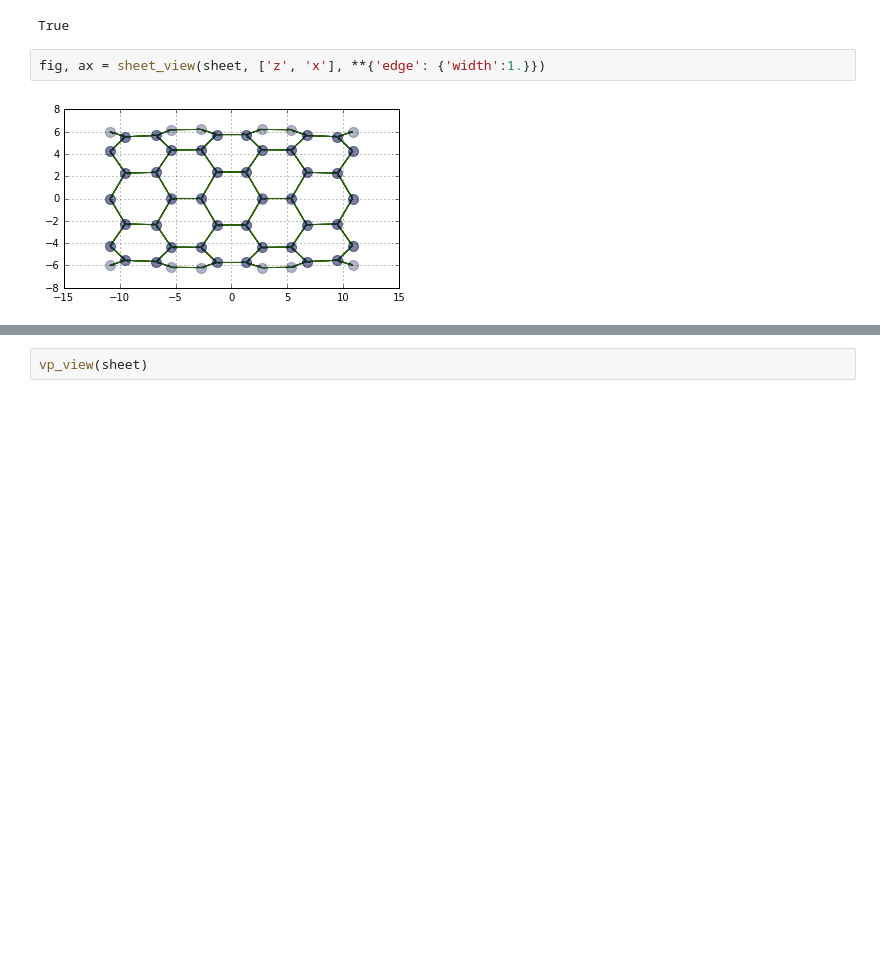
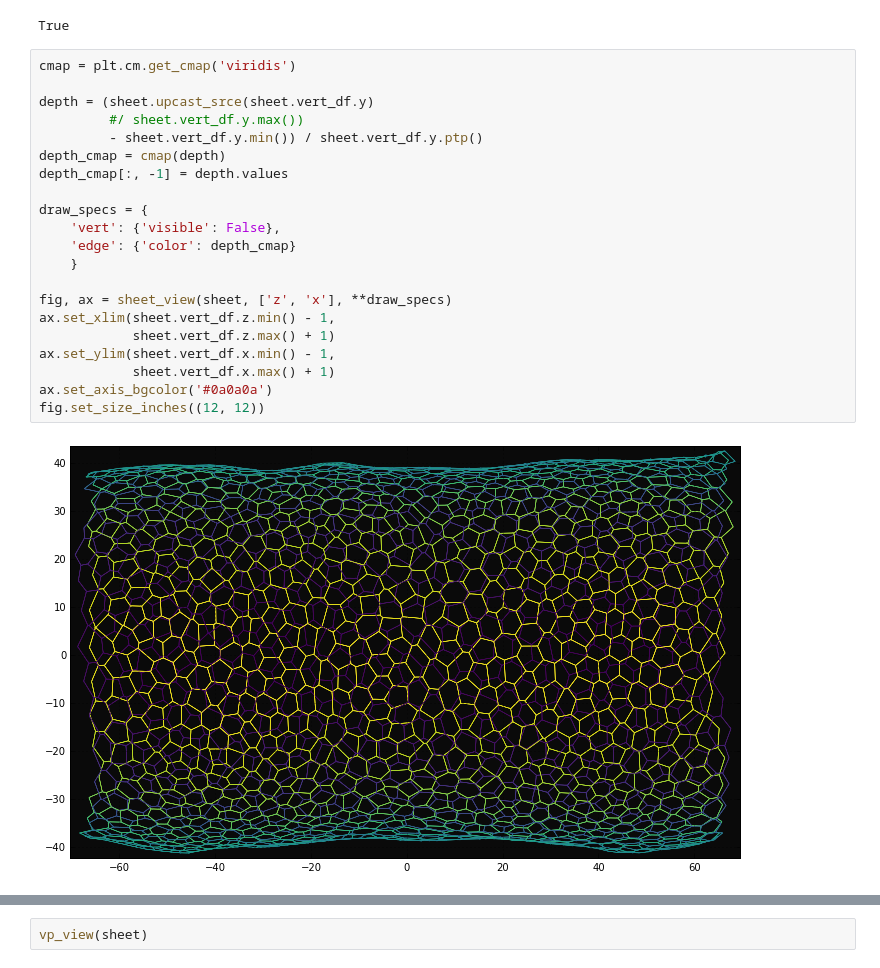
Before and after one commit to glyg/notebooks, a Jupyter notebook: tyssue/dynamics/Apoptosis.ipynb, the cells around one changed output, grey strips where cells are left out. Cells and saved outputs as stored; diff of their text form; blank space fills up the shorter version.

```diff
--- a/tyssue/dynamics/Apoptosis.ipynb
+++ b/tyssue/dynamics/Apoptosis.ipynb
@@ -67,10 +71,29 @@ res = solver.find_energy_min(sheet, geom, model, **settings)
 print(res['success'])
 # %% [output]
 True
-# %%
-fig, ax = sheet_view(sheet, ['z', 'x'], **{'edge': {'width':1.}})
-# %% [output]
-[figure, removed]
+# %%
+cmap = plt.cm.get_cmap('viridis')
+
+depth = (sheet.upcast_srce(sheet.vert_df.y)
+         #/ sheet.vert_df.y.max())
+         - sheet.vert_df.y.min()) / sheet.vert_df.y.ptp()
+depth_cmap = cmap(depth)
+depth_cmap[:, -1] = depth.values
+
+draw_specs = {
+    'vert': {'visible': False},
+    'edge': {'color': depth_cmap}
+    }
+
+fig, ax = sheet_view(sheet, ['z', 'x'], **draw_specs)
+ax.set_xlim(sheet.vert_df.z.min() - 1,
+            sheet.vert_df.z.max() + 1)
+ax.set_ylim(sheet.vert_df.x.min() - 1,
+            sheet.vert_df.x.max() + 1)
+ax.set_axis_bgcolor('#0a0a0a')
+fig.set_size_inches((12, 12))
+# %% [output]
+[figure, added]
 # %%
 apoptotic_cell = 45
 
```
Also changed, not shown: parts of 12 cells of this notebook, 2 other files.
